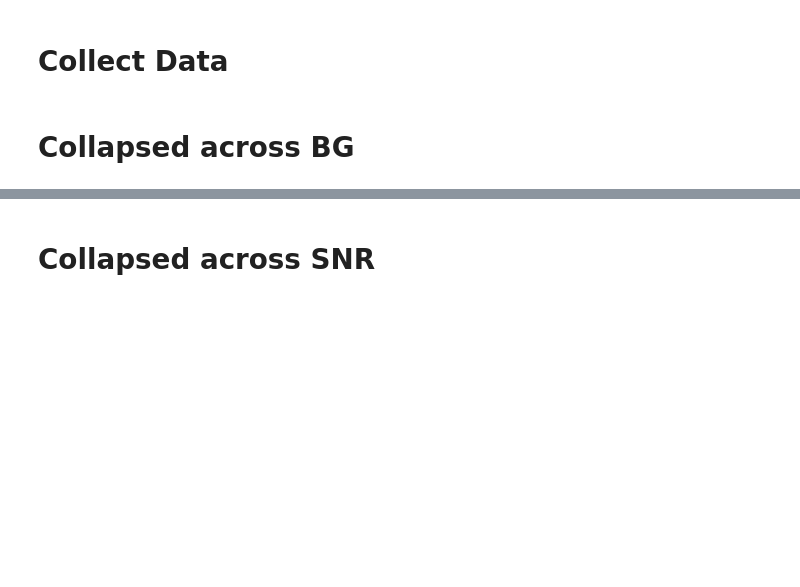
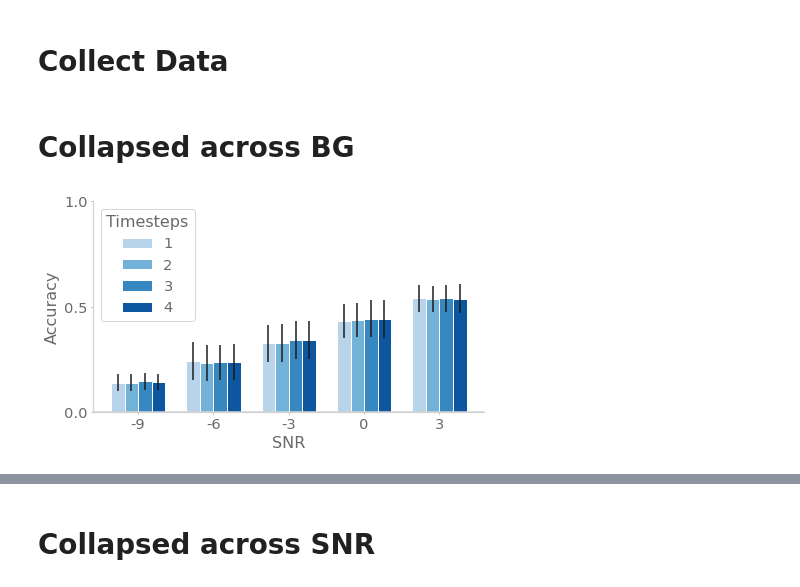
Before and after one commit to chingf/hallucnn, a Jupyter notebook: notebooks/05-eval-accuracy.ipynb, the cells around one changed output, grey strips where cells are left out. Cells and saved outputs as stored; diff of their text form; code cells hidden in the pictures; blank space fills up the shorter version.

```diff
--- a/notebooks/05-eval-accuracy.ipynb
+++ b/notebooks/05-eval-accuracy.ipynb
@@ -237,6 +237,13 @@ for idx in range(len(data['Accuracy'])):
 df = pd.DataFrame(data)
 # %% [markdown]
 # Collapsed across BG
+# %%
+plot_by_snr_mean(
+    'Accuracy', figname='snr_acc_separate',
+    yticks=[0, 0.5, 1.0]
+    )
+# %% [output]
+[figure, added]
 # %%
 plot_by_snr_mean(
     'Relative Accuracy', figname='snr_acc_separate',
```
Also changed, not shown: parts of 6 cells of this notebook, 6 other files.
